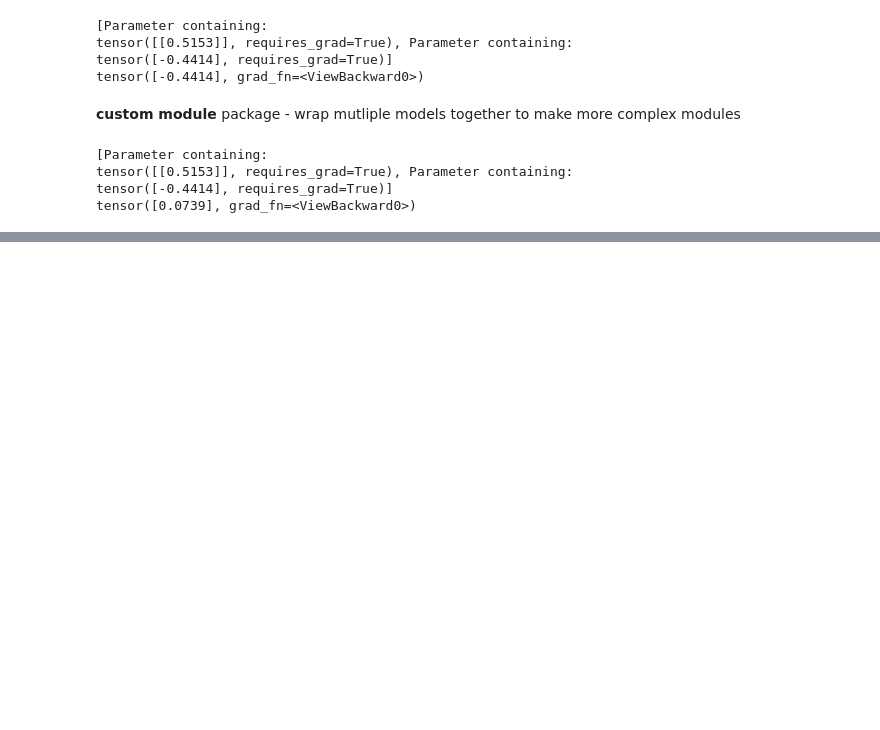
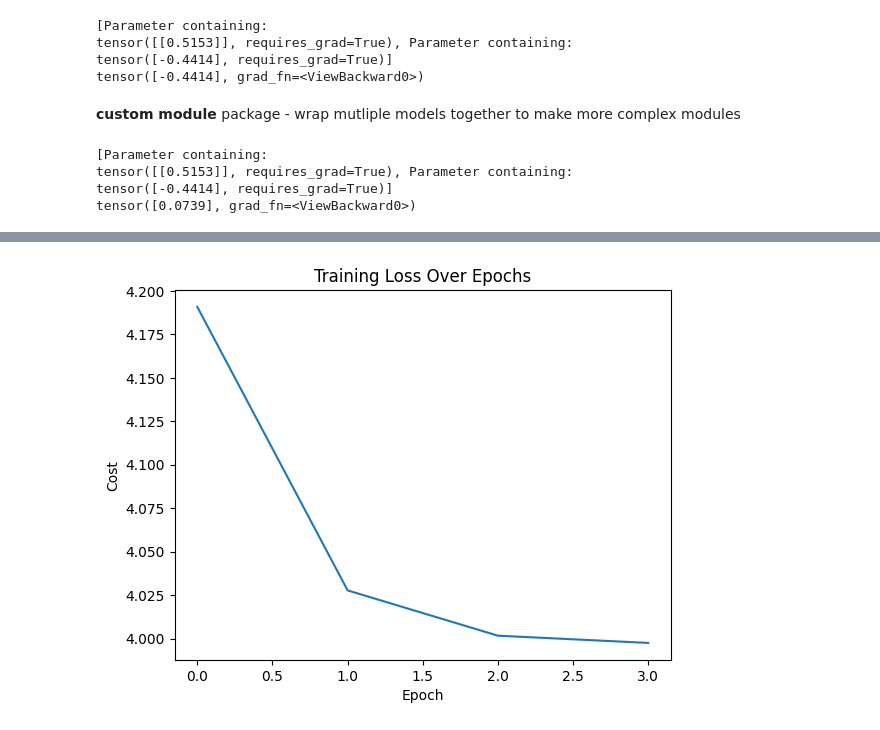
Before and after one commit to Russo-Federico/DeepLearningFundamentals, a Jupyter notebook: IBM-PyTorch-Basics/0-PyTorchBasics.ipynb, the cells around one changed output, grey strips where cells are left out. Drawn from its saved outputs; the diff is of its cells as text; code cells hidden in the pictures; blank space fills up the shorter version.

```diff
--- a/IBM-PyTorch-Basics/0-PyTorchBasics.ipynb
+++ b/IBM-PyTorch-Basics/0-PyTorchBasics.ipynb
@@ -430,0 +452,26 @@ tensor([0.0739], grad_fn=<ViewBackward0>)
+# %%
+def forward(x):
+  return w*x
+
+# define loss function as mse
+def criterion(yhat, y):
+  return torch.mean((yhat-2)**2)
+
+
+# set learing rete
+lr=0.1
+
+cost=[]
+
+for epoch in range(4):
+  Yhat = forward(X)
+  loss = criterion(Yhat, Y)
+  # calc dericative with respect to all the variables in loss func
+  loss.backward()
+  # update the weights based on current data and the gradient times the lr
+  w.data = w.data - lr*w.grad.data
+  # set gradient to zero, this way the gradient in the next cycle will be only based on the updated weights
+  w.grad.data.zero_()
+  print(f"epoch: {epoch}, loss: {loss.item()}")
+
+  cost.append(loss.item())
@@ -430,0 +483,9 @@ tensor([0.0739], grad_fn=<ViewBackward0>)
+# %%
+# graph, avarage loss per epoch
+plt.plot(range(len(cost)), cost)
+plt.xlabel('Epoch')
+plt.ylabel('Cost')
+plt.title('Training Loss Over Epochs')
+plt.show()
+# %% [output]
+[figure, added]
```
Also changed, not shown: parts of 4 cells of this notebook.
